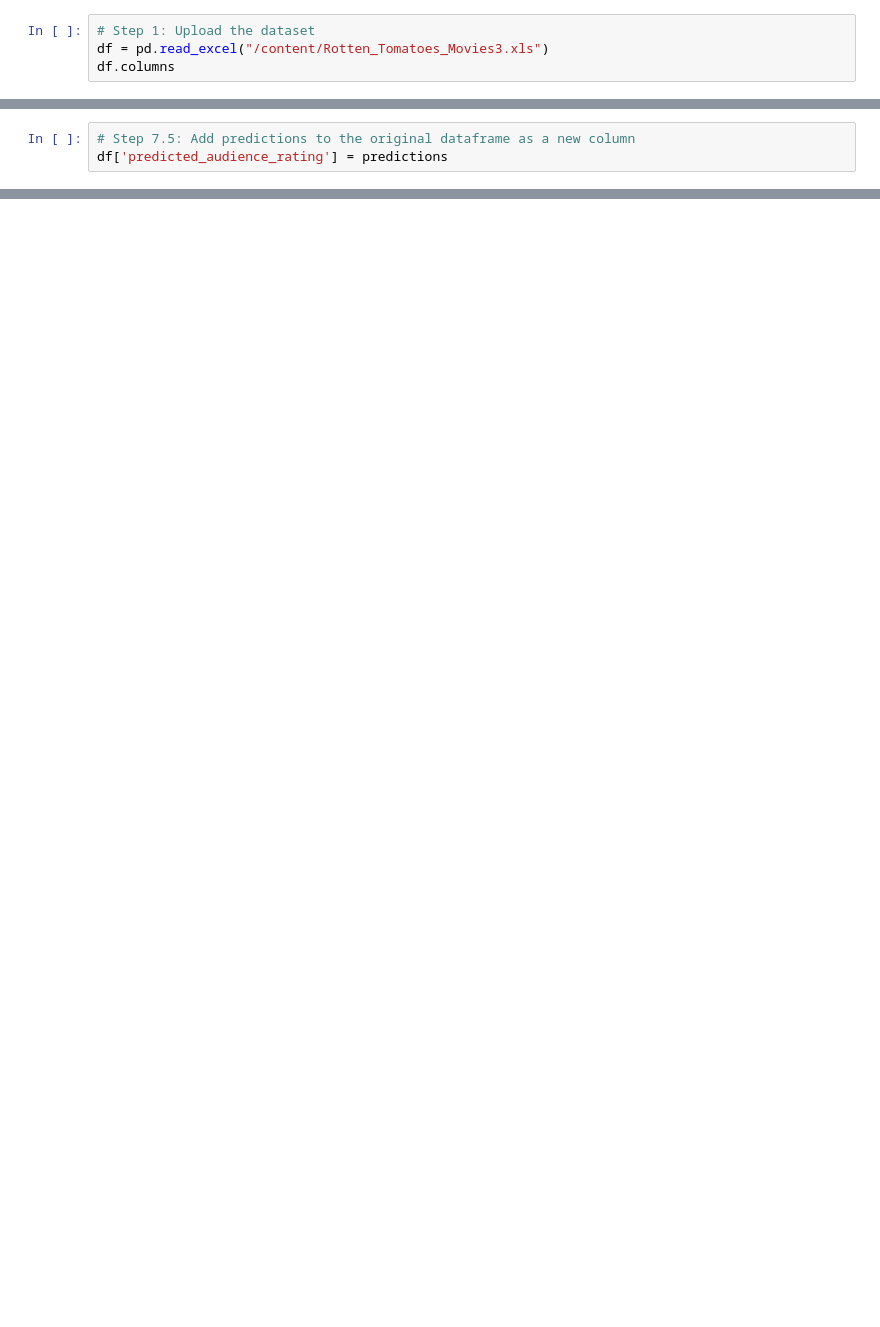
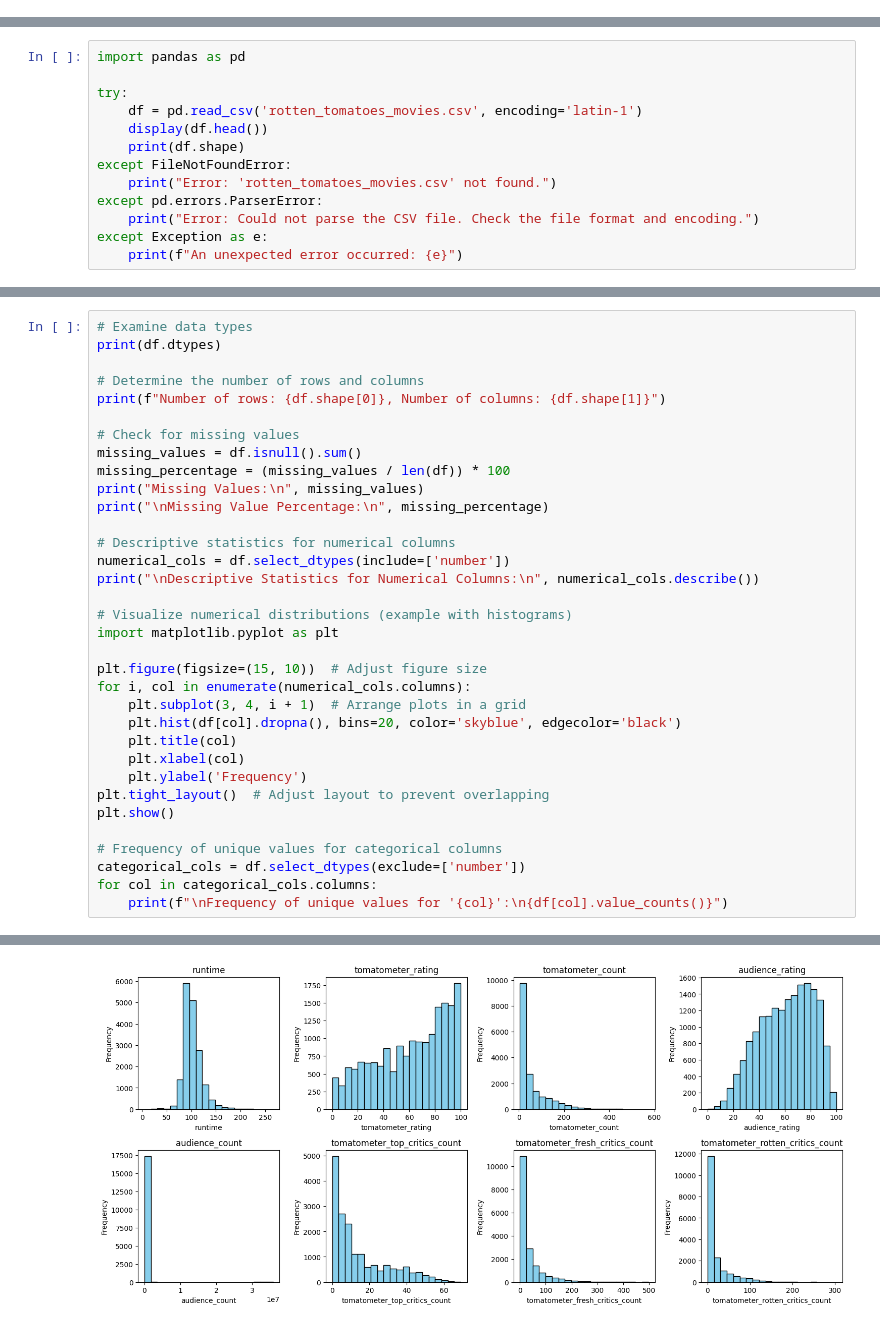
Before and after one commit to Parthi922/Rotten-Tommato-Model, a Jupyter notebook: rotten_tommato_model.ipynb, the cells around one changed output, grey strips where cells are left out. Drawn from its saved outputs; the diff is of its cells as text; blank space fills up the shorter version.

```diff
--- a/rotten_tommato_model.ipynb
+++ b/rotten_tommato_model.ipynb
@@ -25,4 +0,0 @@ Specify the file path to the dataset
-# %%
-# Step 1: Upload the dataset
-df = pd.read_excel("/content/Rotten_Tomatoes_Movies3.xls")
-df.columns
@@ -315,3 +0,0 @@ predictions = pipeline.predict(X_preprocessed)
-# %%
-# Step 7.5: Add predictions to the original dataframe as a new column
-df['predicted_audience_rating'] = predictions
@@ -355,0 +82,13 @@ MSE on Test Set: 148.8050965931201
+# %%
+import pandas as pd
+
+try:
+    df = pd.read_csv('rotten_tomatoes_movies.csv', encoding='latin-1')
+    display(df.head())
+    print(df.shape)
+except FileNotFoundError:
+    print("Error: 'rotten_tomatoes_movies.csv' not found.")
+except pd.errors.ParserError:
+    print("Error: Could not parse the CSV file. Check the file format and encoding.")
+except Exception as e:
+    print(f"An unexpected error occurred: {e}")
@@ -355,0 +112,35 @@ MSE on Test Set: 148.8050965931201
+# %%
+# Examine data types
+print(df.dtypes)
+
+# Determine the number of rows and columns
+print(f"Number of rows: {df.shape[0]}, Number of columns: {df.shape[1]}")
+
+# Check for missing values
+missing_values = df.isnull().sum()
+missing_percentage = (missing_values / len(df)) * 100
+print("Missing Values:\n", missing_values)
+print("\nMissing Value Percentage:\n", missing_percentage)
+
+# Descriptive statistics for numerical columns
+numerical_cols = df.select_dtypes(include=['number'])
+print("\nDescriptive Statistics for Numerical Columns:\n", numerical_cols.describe())
+
+# Visualize numerical distributions (example with histograms)
+import matplotlib.pyplot as plt
+
+plt.figure(figsize=(15, 10))  # Adjust figure size
+for i, col in enumerate(numerical_cols.columns):
+    plt.subplot(3, 4, i + 1)  # Arrange plots in a grid
+    plt.hist(df[col].dropna(), bins=20, color='skyblue', edgecolor='black')
+    plt.title(col)
+    plt.xlabel(col)
+    plt.ylabel('Frequency')
+plt.tight_layout()  # Adjust layout to prevent overlapping
+plt.show()
+
+# Frequency of unique values for categorical columns
+categorical_cols = df.select_dtypes(exclude=['number'])
+for col in categorical_cols.columns:
+    print(f"\nFrequency of unique values for '{col}':\n{df[col].value_counts()}")
+# %% [output]
@@ -355,0 +164 @@ MSE on Test Set: 148.8050965931201
+[figure, added]
```
Also changed, not shown: parts of 46 cells of this notebook.
